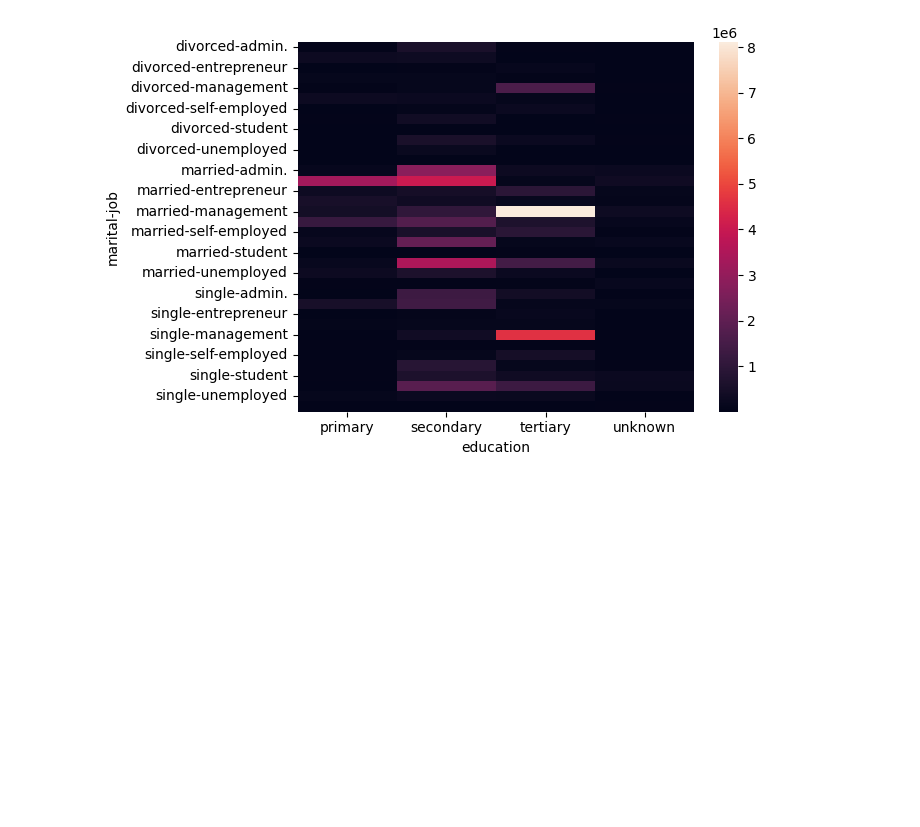
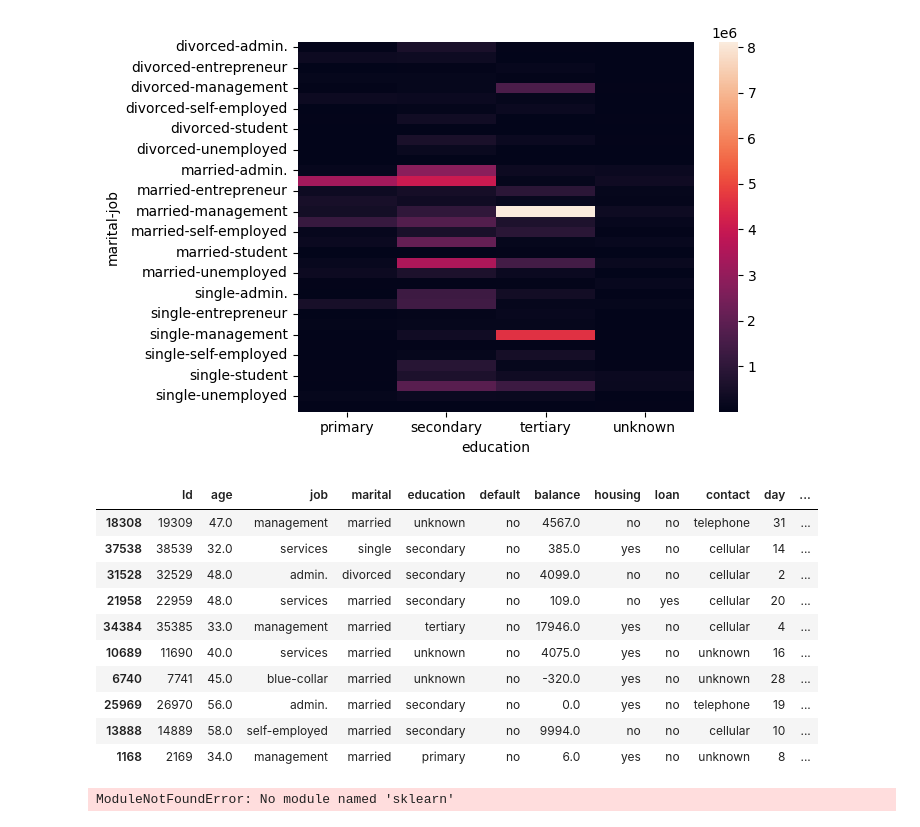
Before and after one commit to PavelNedviga/IFCExtract, a Jupyter notebook: Analysis/test_show.ipynb, the cells around one changed output. Drawn from its saved outputs; the diff is of its cells as text; code cells hidden in the pictures; blank space fills up the shorter version.

```diff
--- a/Analysis/test_show.ipynb
+++ b/Analysis/test_show.ipynb
@@ -122,3 +122,28 @@ sns.heatmap(df.pivot_table(index=['marital', 'job'], columns='education', values
 # %% [output]
 <Axes: xlabel='education', ylabel='marital-job'>
 [figure]
+# %%
+df.sample(10)
+# %% [output]
+|  | Id | age | job | marital | education | default | balance | housing | loan | contact | day | ... |
+| 18308 | 19309 | 47.0 | management | married | unknown | no | 4567.0 | no | no | telephone | 31 | ... |
+| 37538 | 38539 | 32.0 | services | single | secondary | no | 385.0 | yes | no | cellular | 14 | ... |
+| 31528 | 32529 | 48.0 | admin. | divorced | secondary | no | 4099.0 | no | no | cellular | 2 | ... |
+| 21958 | 22959 | 48.0 | services | married | secondary | no | 109.0 | no | yes | cellular | 20 | ... |
+| 34384 | 35385 | 33.0 | management | married | tertiary | no | 17946.0 | yes | no | cellular | 4 | ... |
+| 10689 | 11690 | 40.0 | services | married | unknown | no | 4075.0 | yes | no | unknown | 16 | ... |
+| 6740 | 7741 | 45.0 | blue-collar | married | unknown | no | -320.0 | yes | no | unknown | 28 | ... |
+| 25969 | 26970 | 56.0 | admin. | married | secondary | no | 0.0 | yes | no | telephone | 19 | ... |
+| 13888 | 14889 | 58.0 | self-employed | married | secondary | no | 9994.0 | no | no | cellular | 10 | ... |
+| 1168 | 2169 | 34.0 | management | married | primary | no | 6.0 | yes | no | unknown | 8 | ... |
+# %%
+import numpy as np
+from sklearn import preprocessing
+X_train = np.array([[ 1., -1.,  2.],
+                    [ 2.,  0.,  0.],
+                    [ 0.,  1., -1.]])
+min_max_scaler = preprocessing.MinMaxScaler()
+X_train_minmax = min_max_scaler.fit_transform(X_train)
+X_train_minmax
+# %% [output]
+ModuleNotFoundError: No module named 'sklearn'
```
Also changed, not shown: 3 other files.
